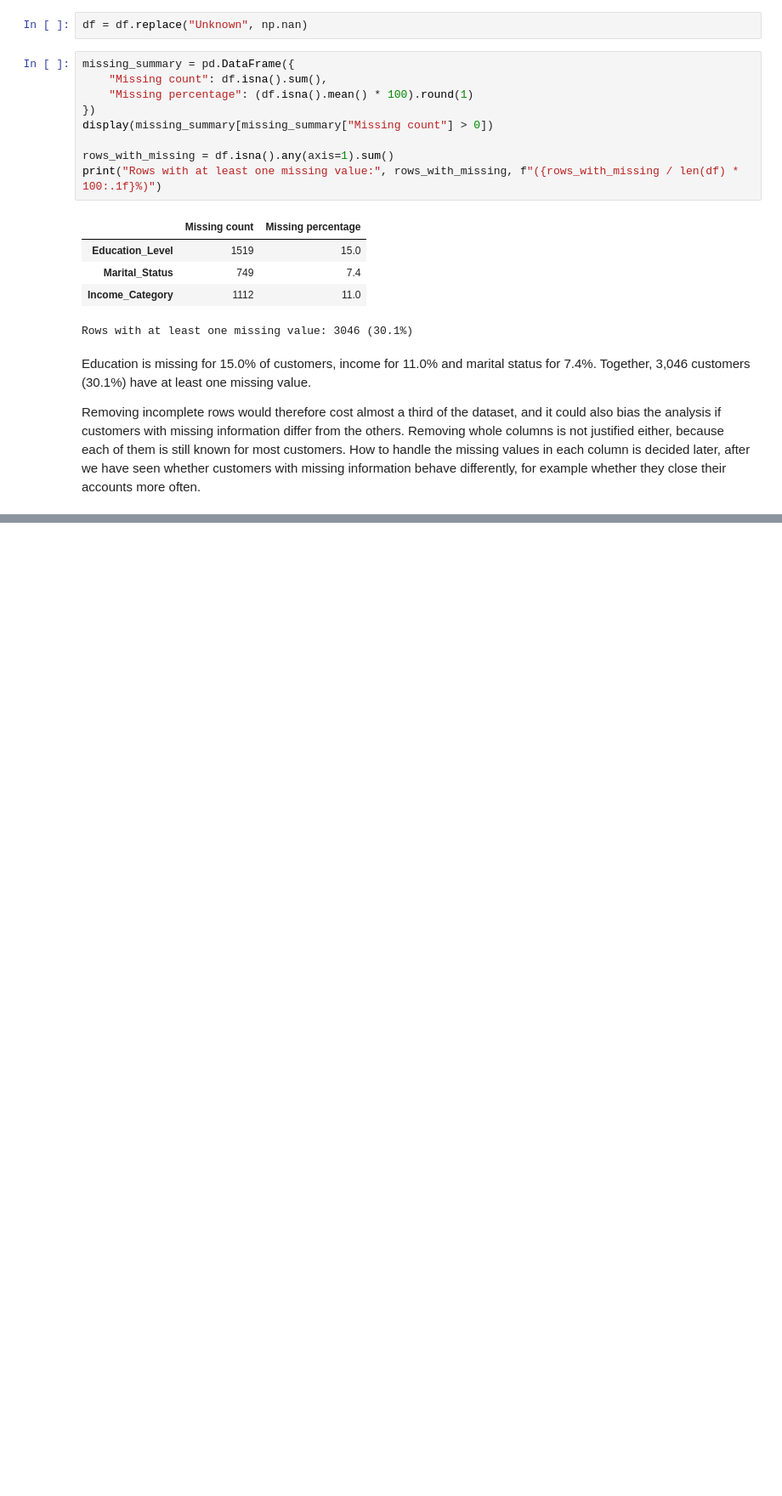
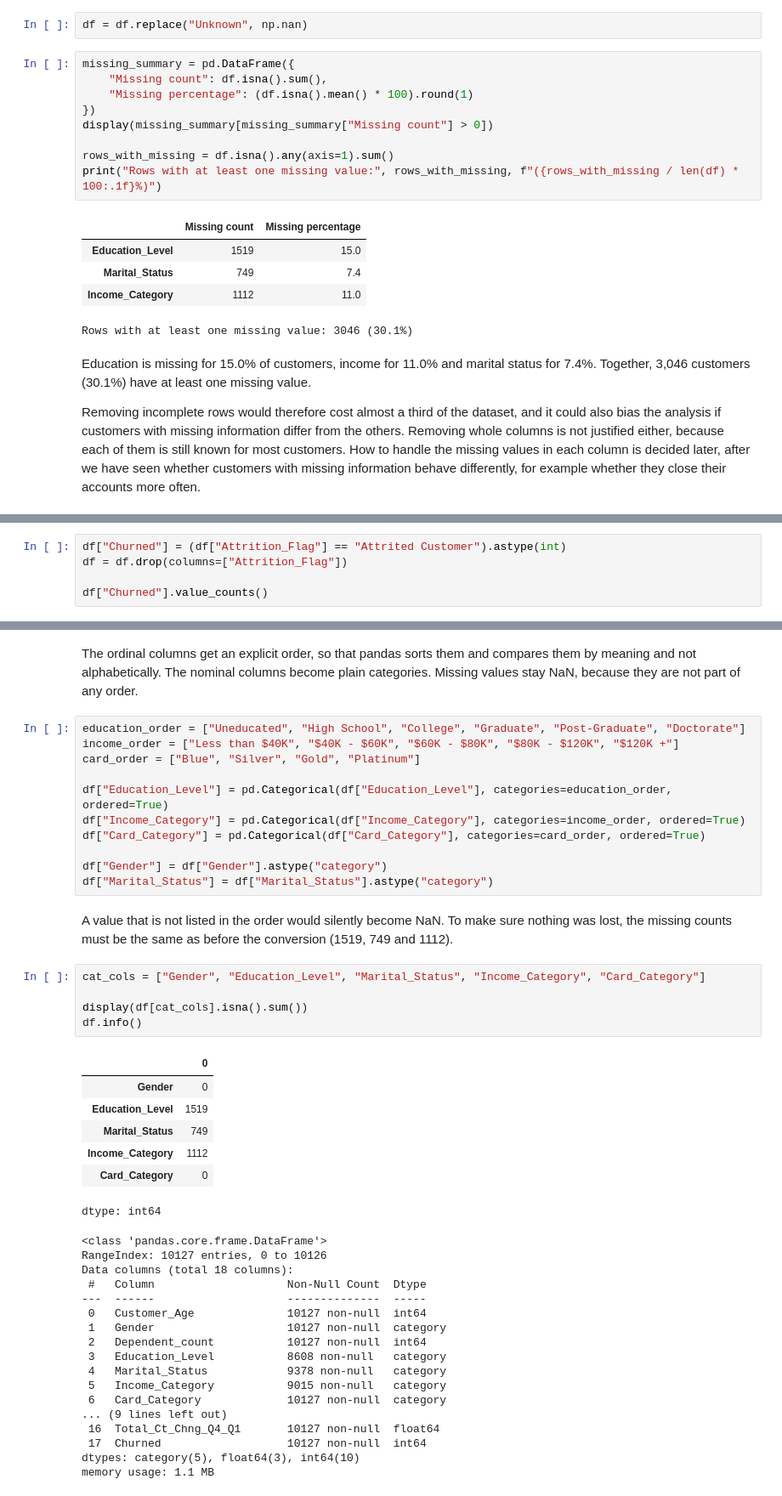
Before and after one commit to d3m1d0s/FoML_projects, a Jupyter notebook: project_1/bankchurners_eda_clustering.ipynb, the cells around one changed output, grey strips where cells are left out. Shown at 85% size. Cells and saved outputs as stored; diff of their text form; blank space fills up the shorter version.

```diff
--- a/project_1/bankchurners_eda_clustering.ipynb
+++ b/project_1/bankchurners_eda_clustering.ipynb
@@ -246,0 +361,5 @@ Removing incomplete rows would therefore cost almost a third of the dataset, and
+# %%
+df["Churned"] = (df["Attrition_Flag"] == "Attrited Customer").astype(int)
+df = df.drop(columns=["Attrition_Flag"])
+
+df["Churned"].value_counts()
@@ -246,0 +372,45 @@ Removing incomplete rows would therefore cost almost a third of the dataset, and
+# %% [markdown]
+The ordinal columns get an explicit order, so that pandas sorts them and compares them by meaning and not alphabetically. The nominal columns become plain categories. Missing values stay NaN, because they are not part of any order.
+# %%
+education_order = ["Uneducated", "High School", "College", "Graduate", "Post-Graduate", "Doctorate"]
+income_order = ["Less than $40K", "$40K - $60K", "$60K - $80K", "$80K - $120K", "$120K +"]
+card_order = ["Blue", "Silver", "Gold", "Platinum"]
+
+df["Education_Level"] = pd.Categorical(df["Education_Level"], categories=education_order, ordered=True)
+df["Income_Category"] = pd.Categorical(df["Income_Category"], categories=income_order, ordered=True)
+df["Card_Category"] = pd.Categorical(df["Card_Category"], categories=card_order, ordered=True)
+
+df["Gender"] = df["Gender"].astype("category")
+df["Marital_Status"] = df["Marital_Status"].astype("category")
+# %% [markdown]
+A value that is not listed in the order would silently become NaN. To make sure nothing was lost, the missing counts must be the same as before the conversion (1519,  749 and 1112).
+# %%
+cat_cols = ["Gender", "Education_Level", "Marital_Status", "Income_Category", "Card_Category"]
+
+display(df[cat_cols].isna().sum())
+df.info()
+# %% [output]
+|  | 0 |
+| Gender | 0 |
+| Education_Level | 1519 |
+| Marital_Status | 749 |
+| Income_Category | 1112 |
+| Card_Category | 0 |
+dtype: int64
+<class 'pandas.core.frame.DataFrame'>
+RangeIndex: 10127 entries, 0 to 10126
+Data columns (total 18 columns):
+ #   Column                    Non-Null Count  Dtype
+---  ------                    --------------  -----
+ 0   Customer_Age              10127 non-null  int64
+ 1   Gender                    10127 non-null  category
+ 2   Dependent_count           10127 non-null  int64
+ 3   Education_Level           8608 non-null   category
+ 4   Marital_Status            9378 non-null   category
+ 5   Income_Category           9015 non-null   category
+ 6   Card_Category             10127 non-null  category
+... (9 lines left out)
+ 16  Total_Ct_Chng_Q4_Q1       10127 non-null  float64
+ 17  Churned                   10127 non-null  int64
+dtypes: category(5), float64(3), int64(10)
+memory usage: 1.1 MB
```
Also changed, not shown: parts of 13 cells of this notebook.
